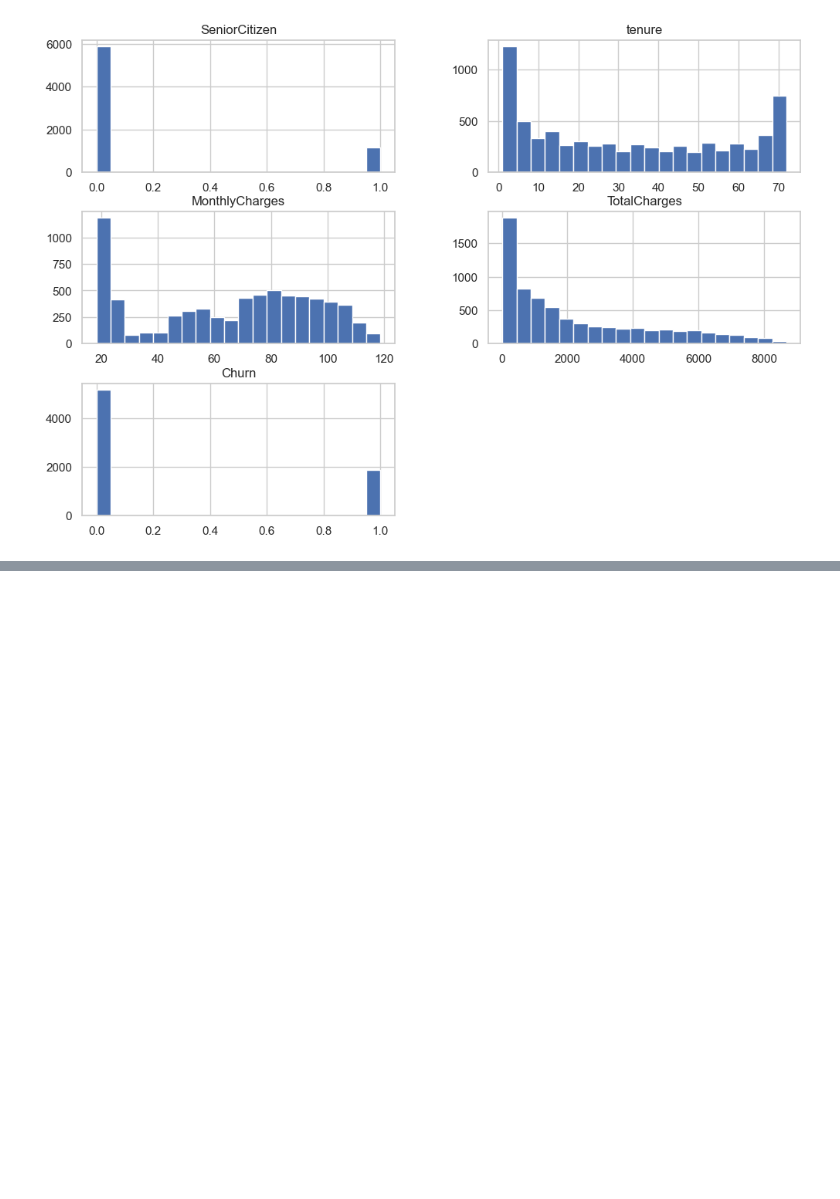
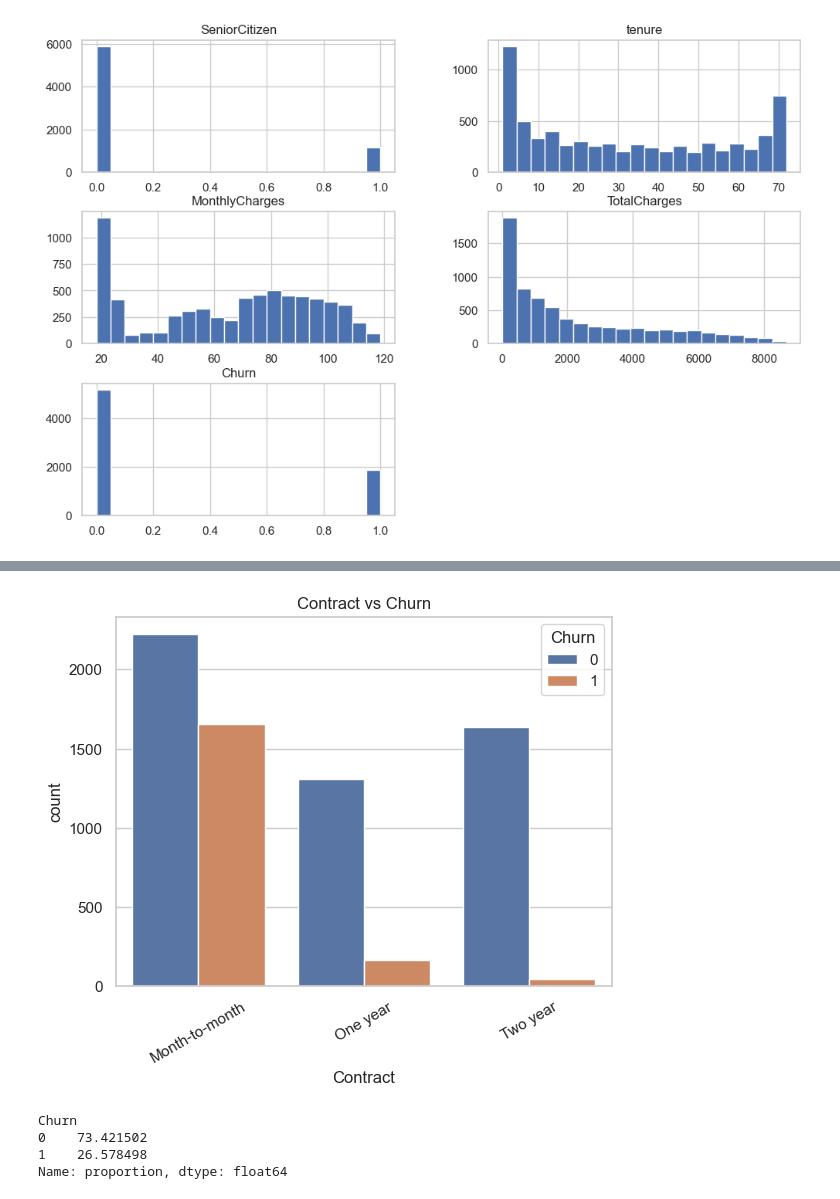
Before and after one commit to daneetjie/CYO_project, a Jupyter notebook: data_exploration_and_cleaning.ipynb, the cells around one changed output, grey strips where cells are left out. Cells and saved outputs as stored; diff of their text form; code cells hidden in the pictures; blank space fills up the shorter version.

```diff
--- a/data_exploration_and_cleaning.ipynb
+++ b/data_exploration_and_cleaning.ipynb
@@ -99,0 +112,16 @@ plt.show()
+# %%
+sns.countplot(x="Contract", hue="Churn", data=df)
+plt.xticks(rotation=30)
+plt.title("Contract vs Churn")
+plt.show()
+# %% [output]
+[figure, added]
+# %%
+# Churn rate %
+churn_rate = df["Churn"].value_counts(normalize=True) * 100
+print(churn_rate)
+# %% [output]
+Churn
+0    73.421502
+1    26.578498
+Name: proportion, dtype: float64
```
Also changed, not shown: parts of 3 cells of this notebook.
